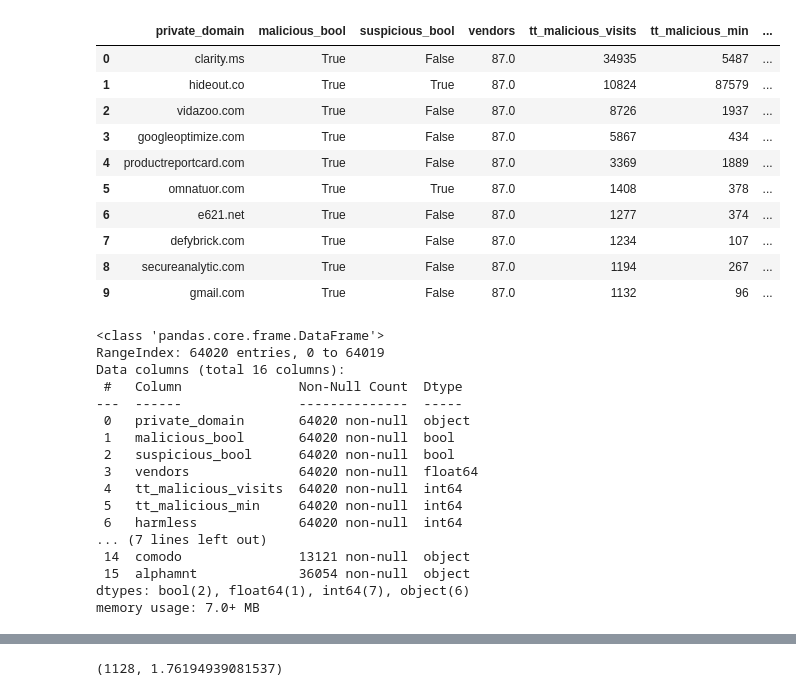
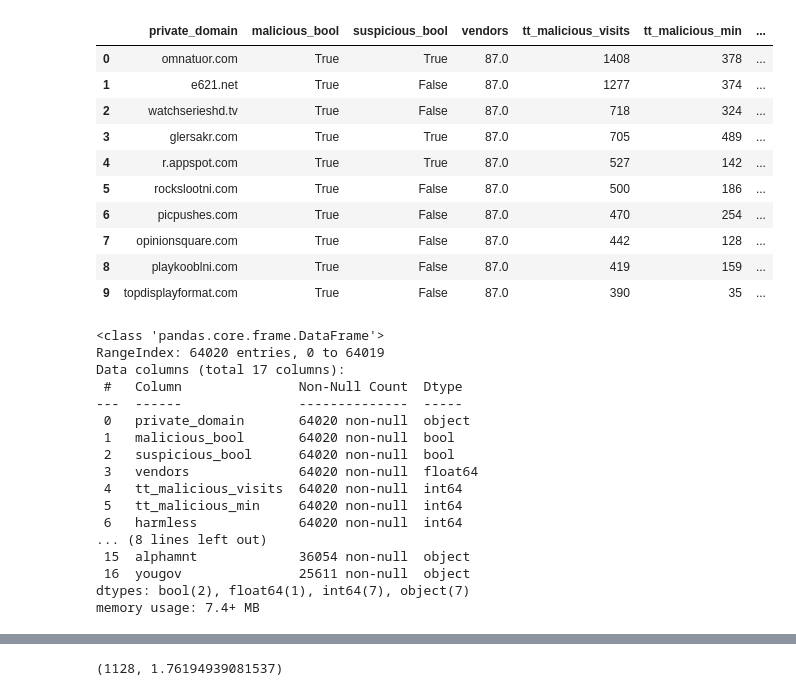
Before and after one commit to themains/bad_domains, a Jupyter notebook: scripts/domain-level.ipynb, the cells around one changed output, grey strips where cells are left out. Saved outputs shown, nothing was run; the diff lists cells and outputs as text; code cells hidden in the pictures.

```diff
--- a/scripts/domain-level.ipynb
+++ b/scripts/domain-level.ipynb
@@ -3,9 +3,10 @@ import pandas as pd
 import janitor
 from IPython.display import display
 from utilities import pandas_to_tex, save_mpl_fig
+import warnings
 import sidetable
-import warnings
 
+pd.set_option("display.max_colwidth", None)
 warnings.filterwarnings("ignore")
 
 import matplotlib.pyplot as plt
@@ -31,53 +32,71 @@ df = (
         validate="m:1",
     )
     .assign(
-        malicious_bool=lambda df_: df_["malicious"].astype("bool"),
+        malicious_bool=lambda df_: np.where(df_["malicious"] >= 2, True, False),
         suspicious_bool=lambda df_: df_["suspicious"].astype("bool"),
         tt_malicious_visits=lambda df_: df_["malicious_bool"] * df_["visits"],
         tt_malicious_min=lambda df_: df_["malicious_bool"] * df_["duration_min"],
         vendors=lambda df_: df_["harmless"]
         + df_["malicious"]
         + df_["suspicious"]
         + df_["undetected"],
     )
     # ==================================================
     # Aggregate to domain
     .remove_columns("caseid")
     .groupby(["private_domain", "malicious_bool", "suspicious_bool", "vendors"])[
         "tt_malicious_visits", "tt_malicious_min"
     ]
     .sum()
     .astype(int)
     .reset_index()
     # ==================================================
     # Merge back to get domain char.
     .merge(
         (pd.read_csv("../data/yg_virustotal_dat.csv")),
         how="left",
         left_on="private_domain",
         right_on="filename",
         validate="1:1",
     )
+    # ==================================================
+    # Merge to get YouGov cat
+    .merge(
+        (
+            pd.read_csv("../data/6.3m-ind-domain-data.csv.gz")
+            .select_columns(["private_domain", "category"])
+            .drop_duplicates(["private_domain", "category"])
+            .dropna(subset=["category"])
+            # Concatenate cat for those with multiple cats
+            # (e.g., Google with Search Engines and Portals and Business and Email)
+            .groupby("private_domain", as_index=False)
+            .agg({"category": lambda x: " | ".join(sorted(set(filter(None, x))))})
+            .rename_column("category", "yougov")
+        ),
+        how="left",
+        on="private_domain",
+        validate="1:1",
+    )
     .remove_columns("filename")
     .sort_values("tt_malicious_visits", ascending=False, ignore_index=True)
 )
 display(df.head(10))
 df.info()
 # %% [output]
 |  | private_domain | malicious_bool | suspicious_bool | vendors | tt_malicious_visits | tt_malicious_min | ... |
-| 0 | clarity.ms | True | False | 87.0 | 34935 | 5487 | ... |
-| 1 | hideout.co | True | True | 87.0 | 10824 | 87579 | ... |
-| 2 | vidazoo.com | True | False | 87.0 | 8726 | 1937 | ... |
-| 3 | googleoptimize.com | True | False | 87.0 | 5867 | 434 | ... |
-| 4 | productreportcard.com | True | False | 87.0 | 3369 | 1889 | ... |
-| 5 | omnatuor.com | True | True | 87.0 | 1408 | 378 | ... |
-| 6 | e621.net | True | False | 87.0 | 1277 | 374 | ... |
-| 7 | defybrick.com | True | False | 87.0 | 1234 | 107 | ... |
-| 8 | secureanalytic.com | True | False | 87.0 | 1194 | 267 | ... |
-| 9 | gmail.com | True | False | 87.0 | 1132 | 96 | ... |
+| 0 | omnatuor.com | True | True | 87.0 | 1408 | 378 | ... |
+| 1 | e621.net | True | False | 87.0 | 1277 | 374 | ... |
+| 2 | watchserieshd.tv | True | False | 87.0 | 718 | 324 | ... |
+| 3 | glersakr.com | True | True | 87.0 | 705 | 489 | ... |
+| 4 | r.appspot.com | True | True | 87.0 | 527 | 142 | ... |
+| 5 | rockslootni.com | True | False | 87.0 | 500 | 186 | ... |
+| 6 | picpushes.com | True | False | 87.0 | 470 | 254 | ... |
+| 7 | opinionsquare.com | True | False | 87.0 | 442 | 128 | ... |
+| 8 | playkooblni.com | True | False | 87.0 | 419 | 159 | ... |
+| 9 | topdisplayformat.com | True | False | 87.0 | 390 | 35 | ... |
 <class 'pandas.core.frame.DataFrame'>
 RangeIndex: 64020 entries, 0 to 64019
-Data columns (total 16 columns):
+Data columns (total 17 columns):
  #   Column               Non-Null Count  Dtype
 ---  ------               --------------  -----
  0   private_domain       64020 non-null  object
@@ -87,8 +106,8 @@ Data columns (total 16 columns):
  4   tt_malicious_visits  64020 non-null  int64
  5   tt_malicious_min     64020 non-null  int64
  6   harmless             64020 non-null  int64
-... (7 lines left out)
- 14  comodo               13121 non-null  object
+... (8 lines left out)
  15  alphamnt             36054 non-null  object
-dtypes: bool(2), float64(1), int64(7), object(6)
-memory usage: 7.0+ MB
+ 16  yougov               25611 non-null  object
+dtypes: bool(2), float64(1), int64(7), object(7)
+memory usage: 7.4+ MB
```
Also changed, not shown: parts of 17 cells of this notebook.
